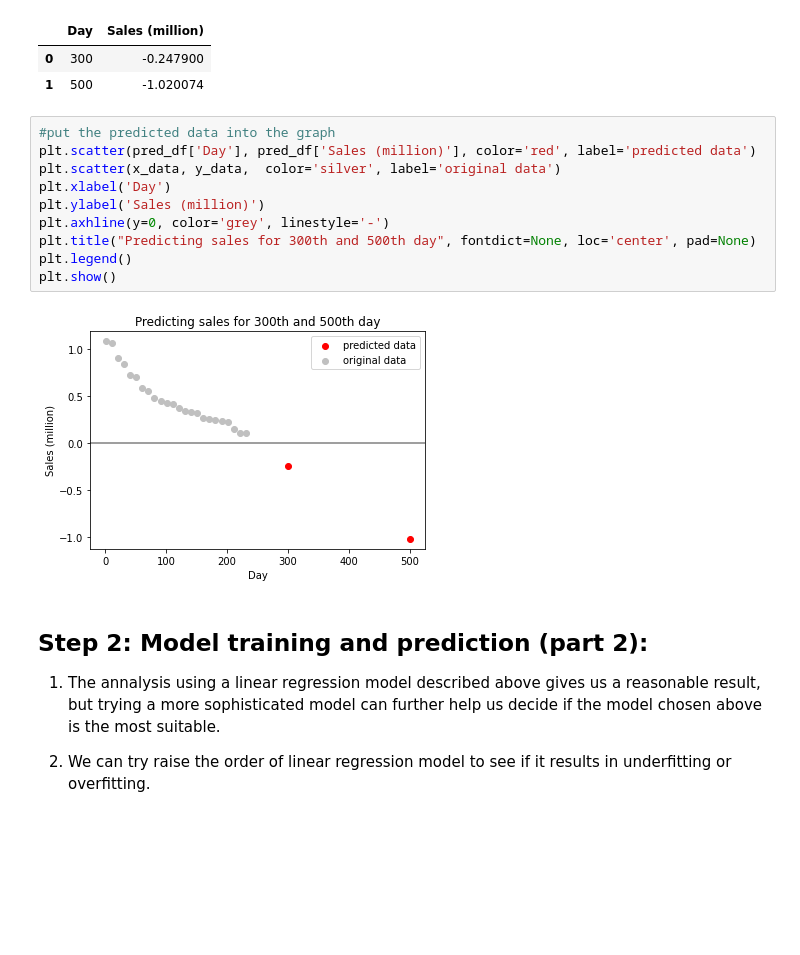
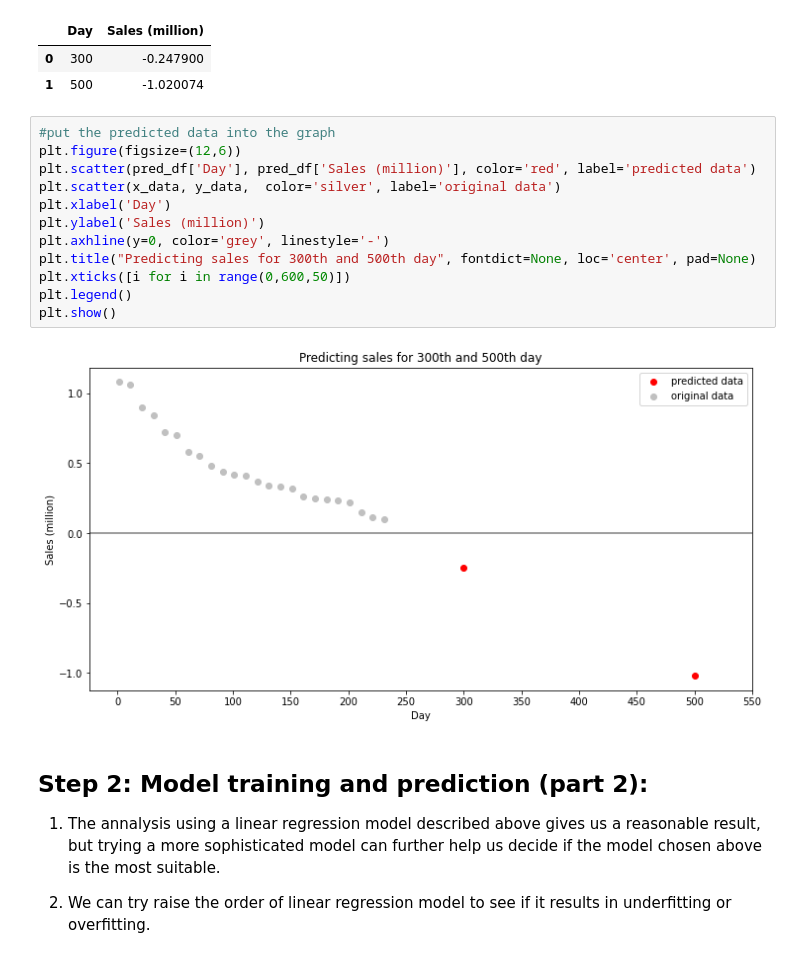
Before and after one commit to Vicky-Lam/Sales-prediction, a Jupyter notebook: Analysis-demo.ipynb, the cells around one changed output. Saved outputs shown, nothing was run; the diff lists cells and outputs as text; blank space fills up the shorter version.

Commit message:
Updated graphs

```diff
--- a/Analysis-demo.ipynb
+++ b/Analysis-demo.ipynb
@@ -106,16 +106,18 @@ pred_df
 | 1 | 500 | -1.020074 |
 # %%
 #put the predicted data into the graph
+plt.figure(figsize=(12,6))
 plt.scatter(pred_df['Day'], pred_df['Sales (million)'], color='red', label='predicted data')
 plt.scatter(x_data, y_data,  color='silver', label='original data')
 plt.xlabel('Day')
 plt.ylabel('Sales (million)')
 plt.axhline(y=0, color='grey', linestyle='-')
 plt.title("Predicting sales for 300th and 500th day", fontdict=None, loc='center', pad=None)
+plt.xticks([i for i in range(0,600,50)])
 plt.legend()
 plt.show()
 # %% [output]
-[figure, old version]
+[figure, new version]
 # %% [markdown]
 ## Step 2: Model training and prediction (part 2):
 1. The annalysis using a linear regression model described above gives us a reasonable result, but trying a more sophisticated model can further help us decide if the model chosen above is the most suitable.
```
Also changed, not shown: parts of 4 cells of this notebook.
